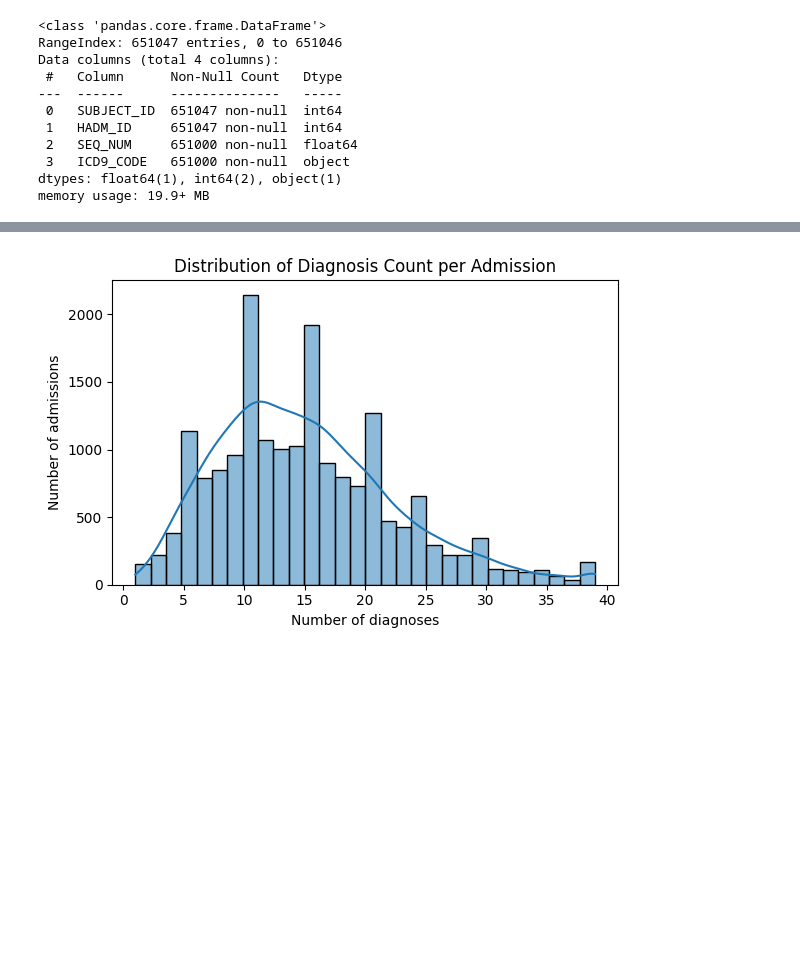
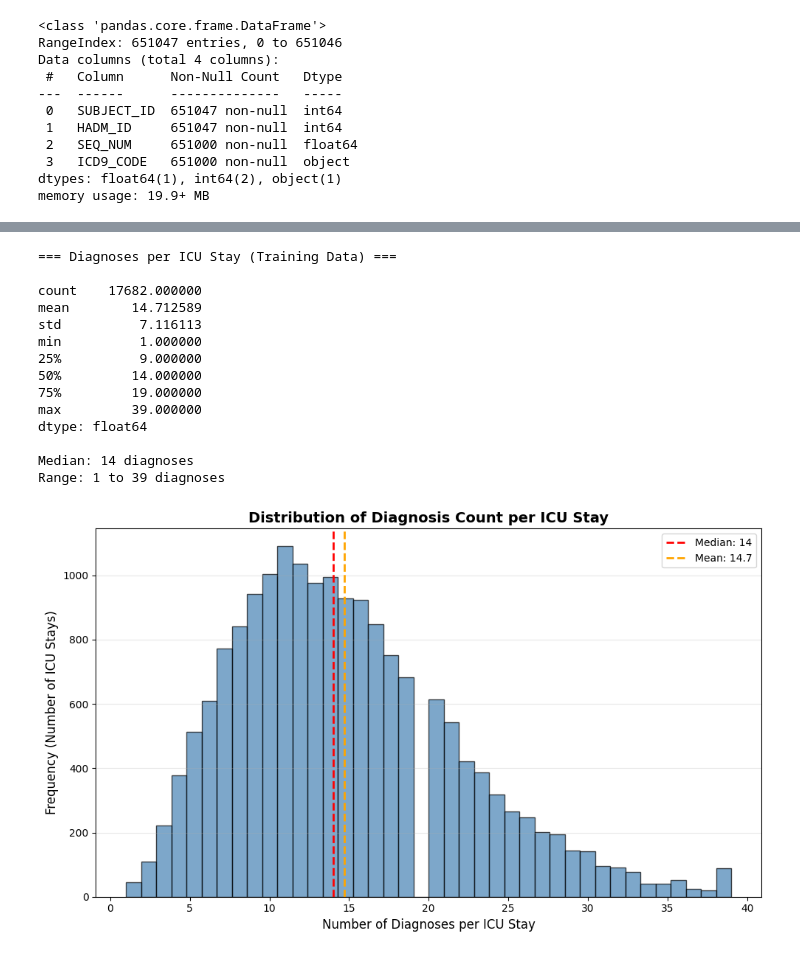
Before and after one commit to majoargote/ml_final_project, a Jupyter notebook: Argote_Mariajose_CML_2025.ipynb, the cells around one changed output, grey strips where cells are left out. Cells and saved outputs as stored; diff of their text form; code cells hidden in the pictures; blank space fills up the shorter version.

Commit message:
EDA and diagnoses preprocessing

```diff
--- a/Argote_Mariajose_CML_2025.ipynb
+++ b/Argote_Mariajose_CML_2025.ipynb
@@ -664,10 +669,10 @@ Name: proportion, dtype: float64
 cat_for_target = ["GENDER","ETHNICITY","INSURANCE", "FIRST_CAREUNIT"]
 
 for col in cat_for_target:
-    if col in train_model_clean.columns:
+    if col in train_base.columns:
         # Mortality rate by category
         rate = (
-            train_model_clean
+            train_base
             .groupby(col)[target_col]
             .mean()
             .sort_values(ascending=False)
@@ -730,10 +735,10 @@ Name: HOSPITAL_EXPIRE_FLAG, dtype: float64
 # %%
 
 # Load diagnoses file
-diagnoses_train = pd.read_csv("MIMIC III dataset HEF/extra_data/MIMIC_diagnoses.csv")
+MIMIC_diagnoses = pd.read_csv("MIMIC III dataset HEF/extra_data/MIMIC_diagnoses.csv")
 
-diagnoses_train.head()
-diagnoses_train.info()
+MIMIC_diagnoses.head()
+MIMIC_diagnoses.info()
 # %% [output]
 <class 'pandas.core.frame.DataFrame'>
 RangeIndex: 651047 entries, 0 to 651046
@@ -746,6 +751,3 @@ Data columns (total 4 columns):
  3   ICD9_CODE   651000 non-null  object
 dtypes: float64(1), int64(2), object(1)
 memory usage: 19.9+ MB
-# %%
-if "HADM_ID" in diagnoses_train.columns and "hadm_id" in train_model_clean.columns:
-    diagnoses_train = diagnoses_train.rename(columns={"HADM_ID": "hadm_id"})
@@ -765,0 +849,3 @@ Diagnoses rows: 260148
+# %%
+# apply to clean train data
+train_base, diag_state = fit_diagnosis_features(train_model_clean, MIMIC_diagnoses)
@@ -812,12 +890,45 @@ Name: diagnosis_count, dtype: float64
-# %%
-# visualize diagnosis count distribution
-
-plt.figure(figsize=(6,4))
-sns.histplot(train_diag["diagnosis_count"], bins=30, kde=True)
-plt.title("Distribution of Diagnosis Count per Admission")
-plt.xlabel("Number of diagnoses")
-plt.ylabel("Number of admissions")
-plt.tight_layout()
-plt.show()
-# %% [output]
-[figure, removed]
+# %%
+# Distribution of Diagnoses per Patient
+
+# Filter diagnoses to training admissions only
+train_hadm = set(train_base['hadm_id'])
+diag_train = MIMIC_diagnoses[MIMIC_diagnoses['HADM_ID'].isin(train_hadm)].copy()
+
+# Count diagnoses per admission
+diag_per_patient = diag_train.groupby('HADM_ID').size()
+
+print("=== Diagnoses per ICU Stay (Training Data) ===\n")
+print(diag_per_patient.describe())
+print(f"\nMedian: {diag_per_patient.median():.0f} diagnoses")
+print(f"Range: {diag_per_patient.min():.0f} to {diag_per_patient.max():.0f} diagnoses")
+
+# Plot distribution
+plt.figure(figsize=(10, 6))
+plt.hist(diag_per_patient, bins=40, edgecolor='black', alpha=0.7, color='steelblue')
+plt.xlabel('Number of Diagnoses per ICU Stay', fontsize=12)
+plt.ylabel('Frequency (Number of ICU Stays)', fontsize=12)
+plt.title('Distribution of Diagnosis Count per ICU Stay', fontsize=14, fontweight='bold')
+plt.axvline(diag_per_patient.median(), color='red', linestyle='--', linewidth=2,
+            label=f'Median: {diag_per_patient.median():.0f}')
+plt.axvline(diag_per_patient.mean(), color='orange', linestyle='--', linewidth=2,
+            label=f'Mean: {diag_per_patient.mean():.1f}')
+plt.legend(fontsize=10)
+plt.grid(axis='y', alpha=0.3)
+plt.tight_layout()
+plt.show()
+# %% [output]
+=== Diagnoses per ICU Stay (Training Data) ===
+
+count    17682.000000
+mean        14.712589
+std          7.116113
+min          1.000000
+25%          9.000000
+50%         14.000000
+75%         19.000000
+max         39.000000
+dtype: float64
+
+Median: 14 diagnoses
+Range: 1 to 39 diagnoses
+[figure, added]
```
Also changed, not shown: parts of 24 cells of this notebook.
